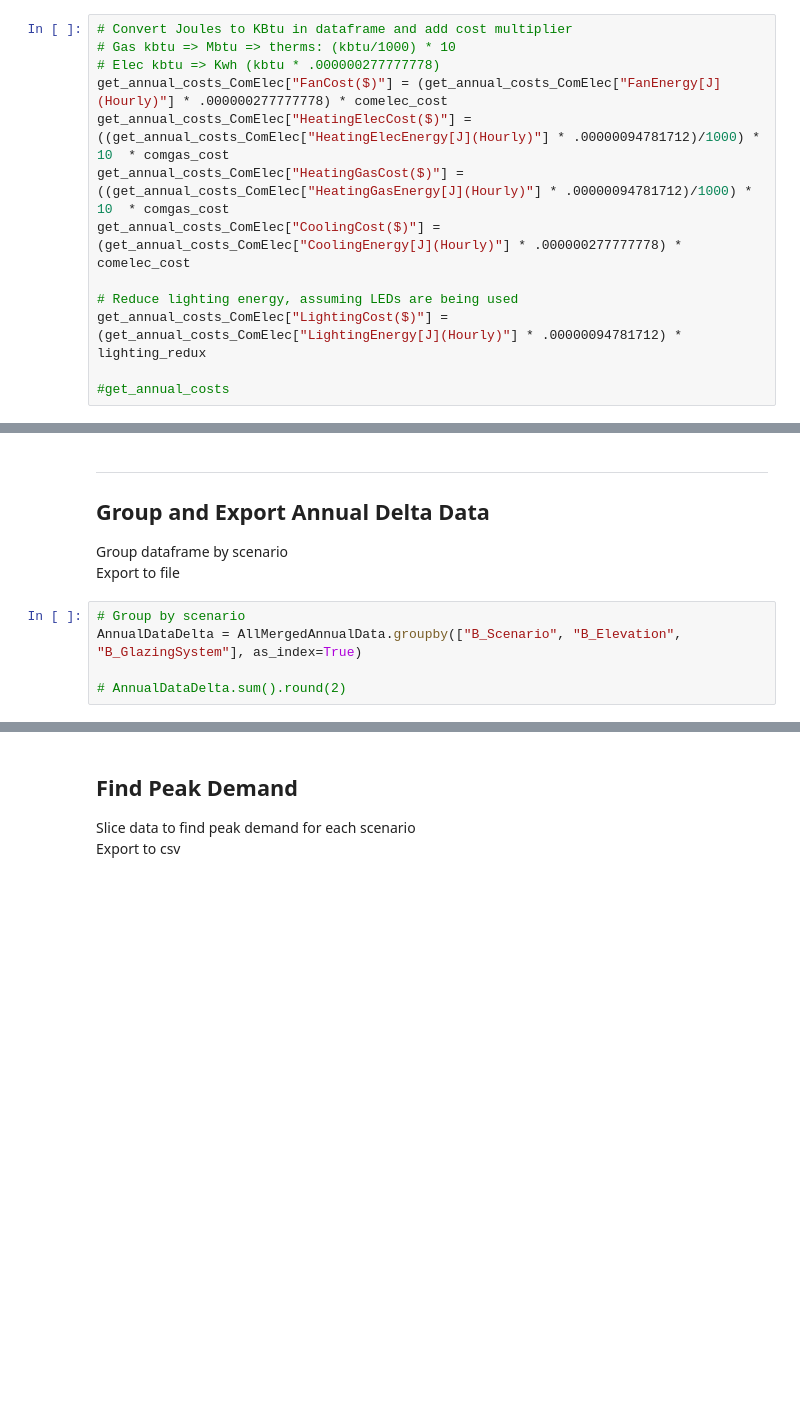
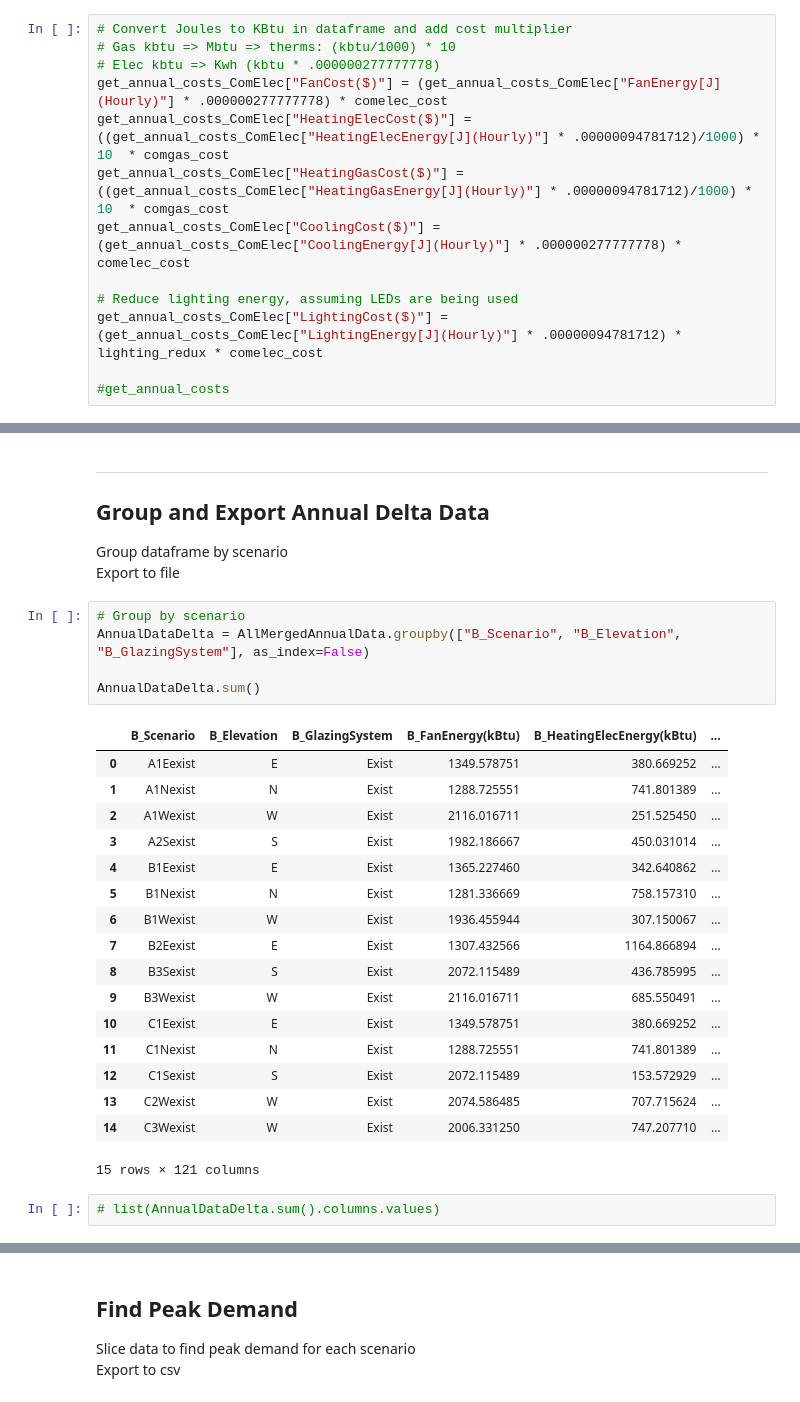
Before and after one commit to klharp/Eplus_Maine, a Jupyter notebook: SAT_Scraper.ipynb, the cells around one changed output, grey strips where cells are left out. Cells and saved outputs as stored; diff of their text form; blank space fills up the shorter version.

Commit message:
completed sat with tableau visualizations

```diff
--- a/SAT_Scraper.ipynb
+++ b/SAT_Scraper.ipynb
@@ -218,7 +218,7 @@ get_annual_costs_ComElec["HeatingGasCost($)"] = ((get_annual_costs_ComElec["Heat
 get_annual_costs_ComElec["CoolingCost($)"] = (get_annual_costs_ComElec["CoolingEnergy[J](Hourly)"] * .000000277777778) * comelec_cost
 
 # Reduce lighting energy, assuming LEDs are being used
-get_annual_costs_ComElec["LightingCost($)"] = (get_annual_costs_ComElec["LightingEnergy[J](Hourly)"] * .00000094781712) * lighting_redux
+get_annual_costs_ComElec["LightingCost($)"] = (get_annual_costs_ComElec["LightingEnergy[J](Hourly)"] * .00000094781712) * lighting_redux * comelec_cost
 
 #get_annual_costs
 # %%
@@ -512,7 +560,27 @@ Group dataframe by scenario<br>
 Export to file
 # %%
 # Group by scenario
-AnnualDataDelta = AllMergedAnnualData.groupby(["B_Scenario", "B_Elevation", "B_GlazingSystem"], as_index=True)
+AnnualDataDelta = AllMergedAnnualData.groupby(["B_Scenario", "B_Elevation", "B_GlazingSystem"], as_index=False)
 
-# AnnualDataDelta.sum().round(2)
+AnnualDataDelta.sum()
+# %% [output]
+|  | B_Scenario | B_Elevation | B_GlazingSystem | B_FanEnergy(kBtu) | B_HeatingElecEnergy(kBtu) | ... |
+| 0 | A1Eexist | E | Exist | 1349.578751 | 380.669252 | ... |
+| 1 | A1Nexist | N | Exist | 1288.725551 | 741.801389 | ... |
+| 2 | A1Wexist | W | Exist | 2116.016711 | 251.525450 | ... |
+| 3 | A2Sexist | S | Exist | 1982.186667 | 450.031014 | ... |
+| 4 | B1Eexist | E | Exist | 1365.227460 | 342.640862 | ... |
+| 5 | B1Nexist | N | Exist | 1281.336669 | 758.157310 | ... |
+| 6 | B1Wexist | W | Exist | 1936.455944 | 307.150067 | ... |
+| 7 | B2Eexist | E | Exist | 1307.432566 | 1164.866894 | ... |
+| 8 | B3Sexist | S | Exist | 2072.115489 | 436.785995 | ... |
+| 9 | B3Wexist | W | Exist | 2116.016711 | 685.550491 | ... |
+| 10 | C1Eexist | E | Exist | 1349.578751 | 380.669252 | ... |
+| 11 | C1Nexist | N | Exist | 1288.725551 | 741.801389 | ... |
+| 12 | C1Sexist | S | Exist | 2072.115489 | 153.572929 | ... |
+| 13 | C2Wexist | W | Exist | 2074.586485 | 707.715624 | ... |
+| 14 | C3Wexist | W | Exist | 2006.331250 | 747.207710 | ... |
+15 rows × 121 columns
+# %%
+# list(AnnualDataDelta.sum().columns.values)
 # %%
```
Also changed, not shown: parts of 12 cells of this notebook, 10 other files.
